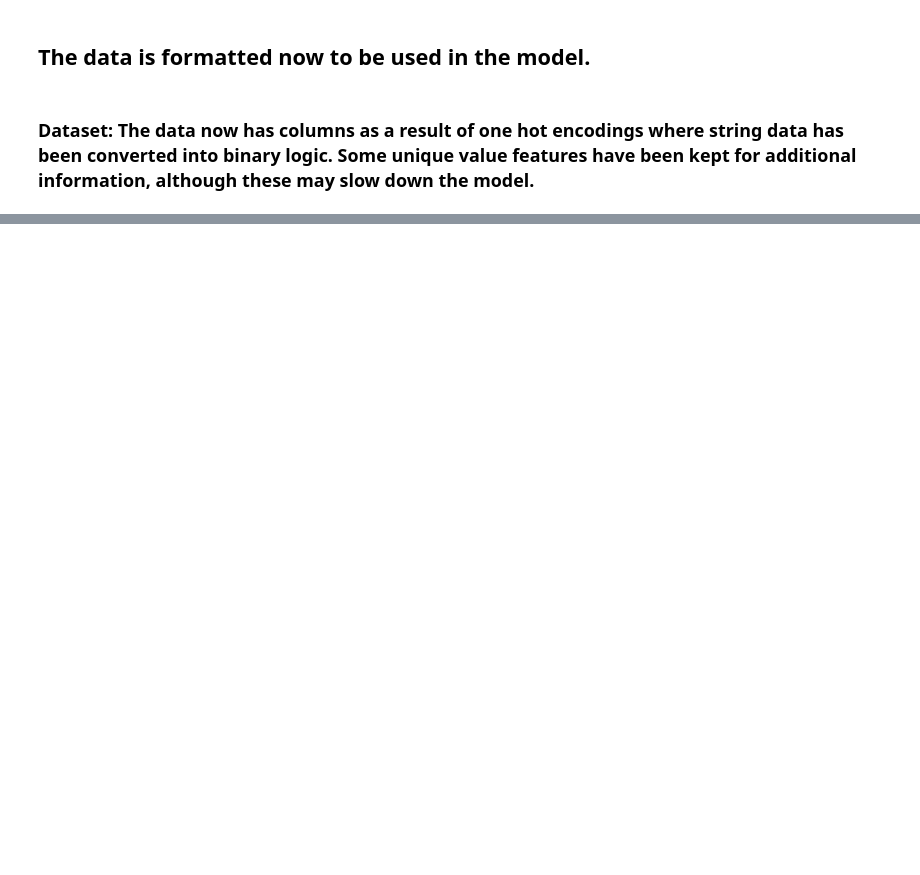
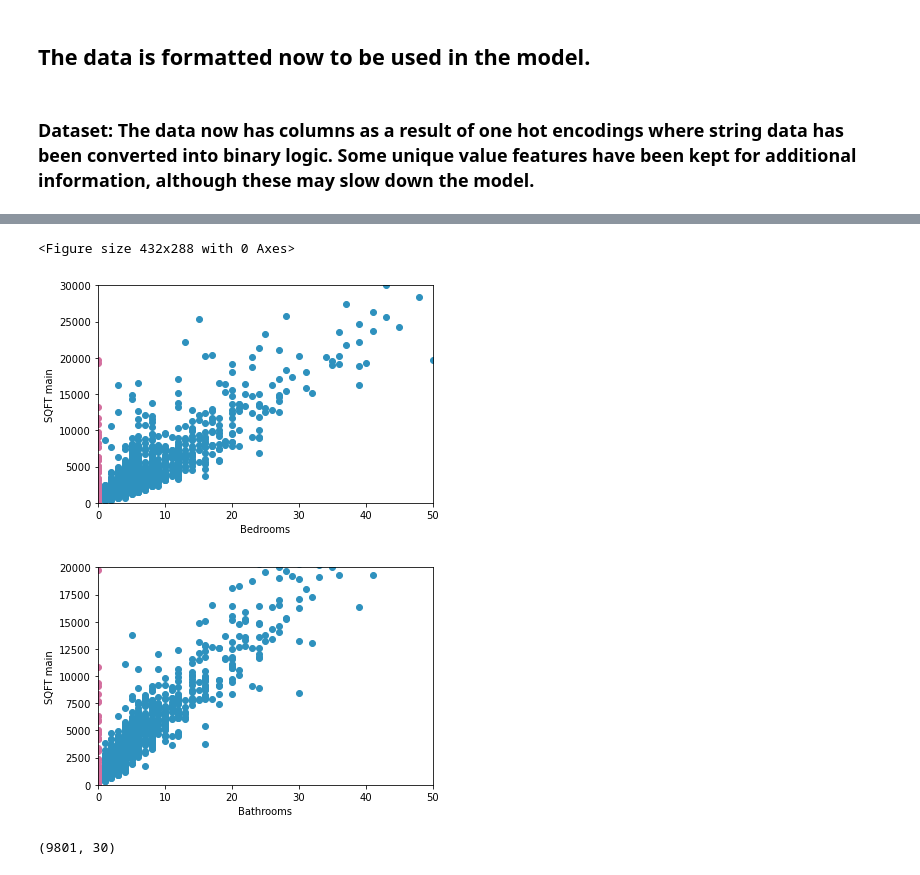
Before and after one commit to am-meritus/XBRE-AVM, a Jupyter notebook: Capstone.ipynb, the cells around one changed output, grey strips where cells are left out. Cells and saved outputs as stored; diff of their text form; code cells hidden in the pictures; blank space fills up the shorter version.

```diff
--- a/Capstone.ipynb
+++ b/Capstone.ipynb
@@ -776,0 +1055,8 @@ df7.shape
+# %%
+#deleting columns using above inferences
+fe = fe.drop(['ZIPcode','HouseFraction','StreetDirection','UnitNo','RollYear', 'City', 'SpecialParcelClassification', 'GeneralUseType' ], axis=1)
+# %%
+fe = fe[fe.ZIPcode5.notnull()]
+# %%
+# Removing columns given in the document
+fe = fe.drop(['LandValue','LandBaseYear','ImprovementValue','ImpBaseYear','TotalLandImpValue','HomeownersExemption','RealEstateExemption','FixtureValue','FixtureExemption','PersonalPropertyValue','PersonalPropertyExemption','TotalExemption','netTaxableValue'],axis=1)
@@ -776,0 +1067,30 @@ df7.shape
+# %%
+fig=plt.figure()
+
+fig=plt.figure()
+ax2 = fig.add_subplot(1,1,1)
+data1 = fe[fe.Bedrooms>0]
+data2 = fe[fe.Bedrooms<1]
+ax2.scatter(data1.Bedrooms, data1['SQFTmain'], color="#2e91be")
+ax2.scatter(data2.Bedrooms, data2['SQFTmain'], color="#d46f9f")
+plt.xlabel('Bedrooms')
+plt.ylabel('SQFT main')
+plt.xlim(0,50)
+plt.ylim(0,30000)
+
+fig=plt.figure()
+ax3 = fig.add_subplot(1,1,1)
+data3 = fe[fe.Bathrooms>0]
+data4 = fe[fe.Bathrooms<1]
+ax3.scatter(data3.Bathrooms, data3['SQFTmain'], color="#2e91be")
+ax3.scatter(data4.Bathrooms, data4['SQFTmain'], color="#d46f9f")
+plt.xlabel('Bathrooms')
+plt.ylabel('SQFT main')
+plt.xlim(0,50)
+plt.ylim(0,20000)
+
+plt.show()
+# %% [output]
+<Figure size 432x288 with 0 Axes>
+[figure, added]
+[figure, added]
@@ -776,0 +1099,4 @@ df7.shape
+# %%
+fe.shape
+# %% [output]
+(9801, 30)
```
Also changed, not shown: parts of 79 cells of this notebook, 1 other file.
